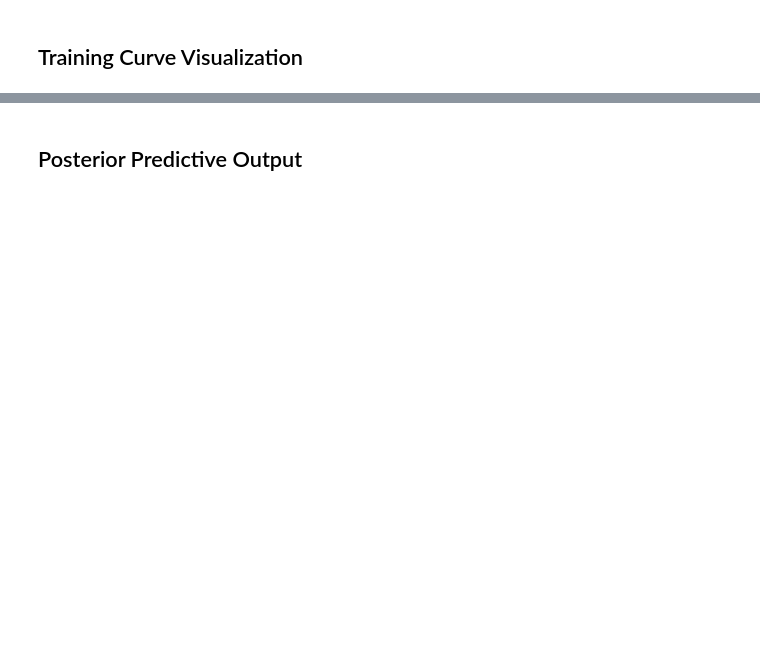
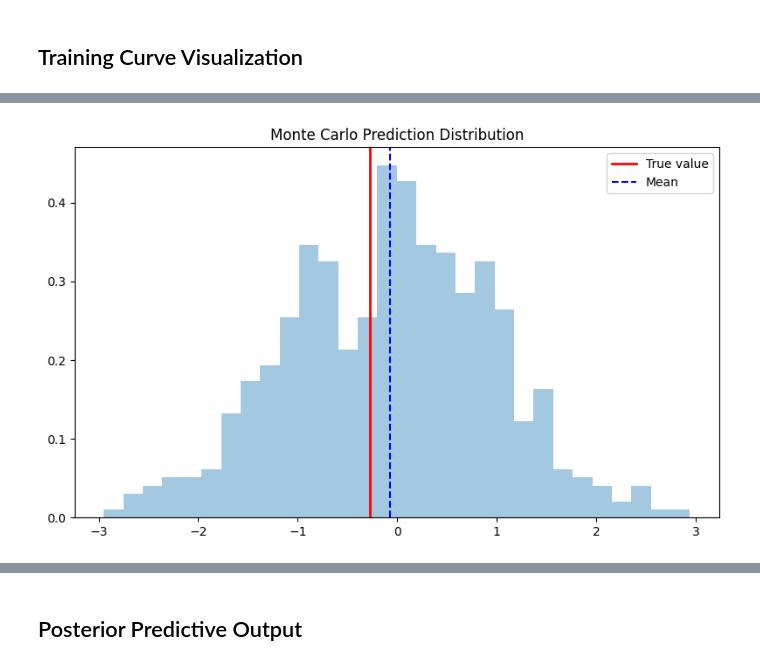
Before and after one commit to mcananym/SigFlowRL, a Jupyter notebook: sigflow_sim_Chatv2.ipynb, the cells around one changed output, grey strips where cells are left out. Drawn from its saved outputs; the diff is of its cells as text; code cells hidden in the pictures; blank space fills up the shorter version.

```diff
--- a/sigflow_sim_Chatv2.ipynb
+++ b/sigflow_sim_Chatv2.ipynb
@@ -195,9 +224,13 @@ Validates:
 # %%
 print("\nRUNNING TEST SUITE\n")
 
-assert X.ndim == 2
-assert Y.ndim == 2
-assert X.shape[0] == Y.shape[0]
+# Force safety check for accidental 3D tensors
+if Y.ndim == 3 and Y.shape[-1] == 1:
+    Y = Y.squeeze(-1)
+
+assert X.ndim == 2, f"X is {X.shape}, expected 2D"
+assert Y.ndim == 2, f"Y is {Y.shape}, expected 2D [N,1]"
+assert X.shape[0] == Y.shape[0], "X and Y size mismatch"
 
 assert torch.isfinite(X).all()
 assert torch.isfinite(Y).all()
@@ -210,7 +243,11 @@ assert torch.isfinite(loss)
 
 context = X[:1].float()
 samples = flow.sample(10, context=context)
-assert samples.shape == (10, 1)
+
+# enforce consistent shape
+samples = samples.view(-1, 1)
+
+assert samples.shape == (10, 1), f"Bad shape: {samples.shape}"
 
 print("All tests passed")
 # %% [output]
@@ -286,0 +342,63 @@ plt.show()
+# %%
+
+def monte_carlo_evaluation(flow, context, real_value, n_samples=500):
+
+    import matplotlib.pyplot as plt
+    import numpy as np
+
+    # -------------------------
+    # Fix context shape
+    # -------------------------
+    if context.ndim == 1:
+        context = context.unsqueeze(0)
+
+    context = context.float()
+
+    # -------------------------
+    # Sample
+    # -------------------------
+    samples = flow.sample(n_samples, context=context)
+    samples = samples.view(-1).detach().cpu().numpy()
+
+    real_value = real_value.view(-1).item()
+
+    mean = samples.mean()
+    std = samples.std()
+
+    # -------------------------
+    # Plot
+    # -------------------------
+    plt.figure(figsize=(8, 5))
+
+    plt.hist(samples, bins=30, density=True, alpha=0.4)
+    plt.axvline(real_value, color='red', linewidth=2, label="True value")
+    plt.axvline(mean, color='blue', linestyle='--', label="Mean")
+
+    plt.title("Monte Carlo Prediction Distribution")
+    plt.legend()
+    plt.tight_layout()
+    plt.show()
+
+    # -------------------------
+    # Print stats
+    # -------------------------
+    print("\nMONTE CARLO EVALUATION")
+    print("Real value:", real_value)
+    print("Mean:", mean)
+    print("Std:", std)
+
+    return samples
+
+
+# -------------------------
+# CALL IT HERE (THIS IS THE KEY FIX)
+# -------------------------
+
+test_idx = -1
+
+context = X[test_idx].float()
+real = Y[test_idx]
+
+samples = monte_carlo_evaluation(flow, context, real, n_samples=500)
+# %% [output]
+[figure, added]
```
Also changed, not shown: parts of 24 cells of this notebook.
